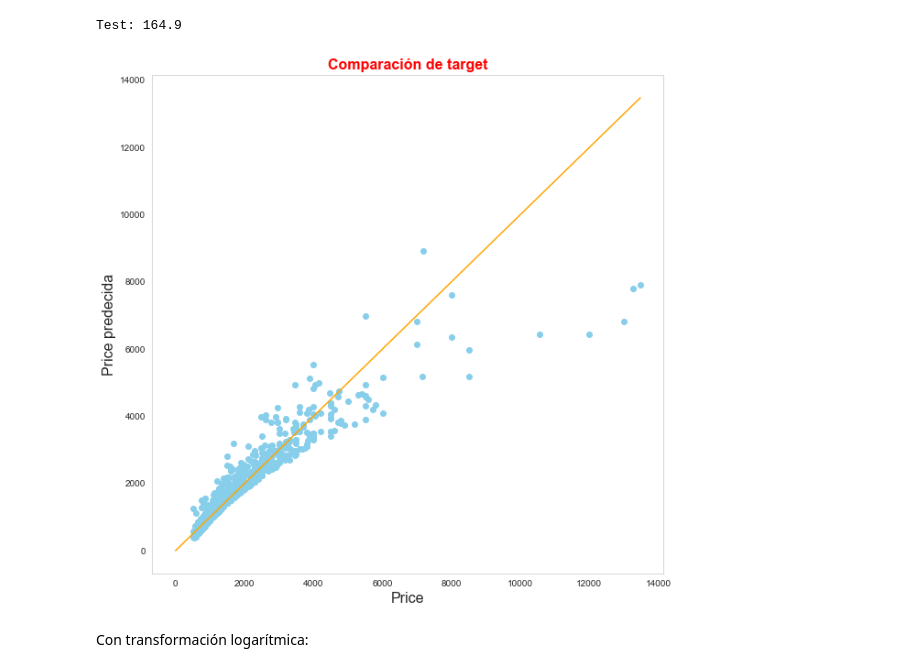
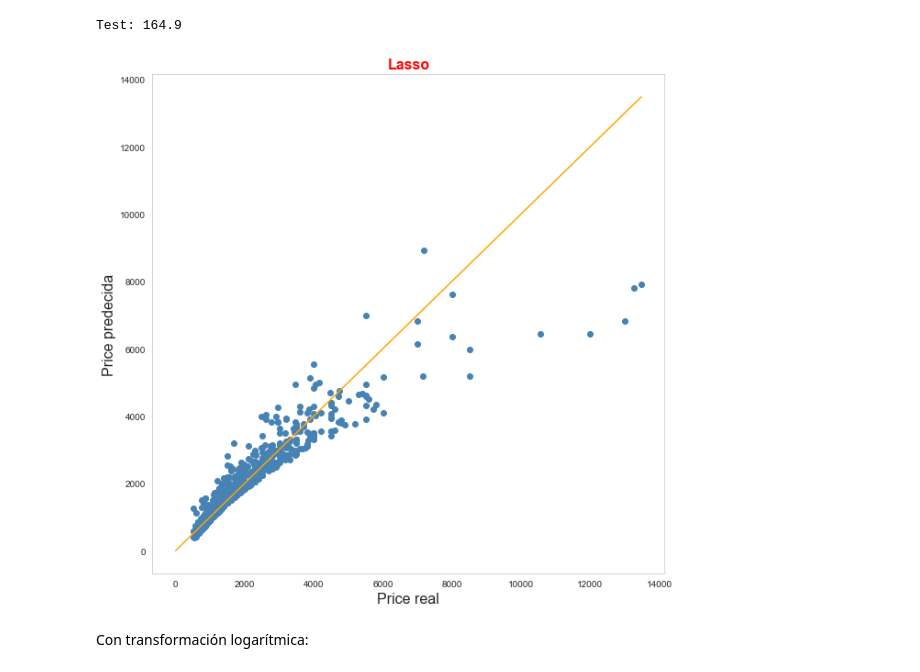
Before and after one commit to carlosarreguib/PROYECTO_1, a Jupyter notebook: MachineLearming.ipynb, the cells around one changed output. Cells and saved outputs as stored; diff of their text form; code cells hidden in the pictures.

```diff
--- a/MachineLearming.ipynb
+++ b/MachineLearming.ipynb
@@ -190,16 +188,16 @@ print("Test:",error_lasso)
 Test: 164.9
 # %%
 plt.figure(figsize=(10,10))
-plt.title(com_target,fontsize=16,color='red',fontweight="bold")
-plt.scatter(test_y, predict_y,color="skyblue")
+plt.title("Lasso",fontsize=16,color='red',fontweight="bold")
+plt.scatter(test_y, predict_y,color="steelblue")
 plt.plot(range(test_y.max()),range(test_y.max()),color="orange")
 #plt.axis('scaled')
-plt.xlabel('Price',fontsize=16)
+plt.xlabel('Price real',fontsize=16)
 plt.ylabel('Price predecida',fontsize=16)
 plt.grid(ls='--',lw=0.7)
 plt.show()
 # %% [output]
-[figure, old version]
+[figure, new version]
 # %% [markdown]
 Con transformación logarítmica:
 # %%
```
Also changed, not shown: parts of 44 cells of this notebook.
